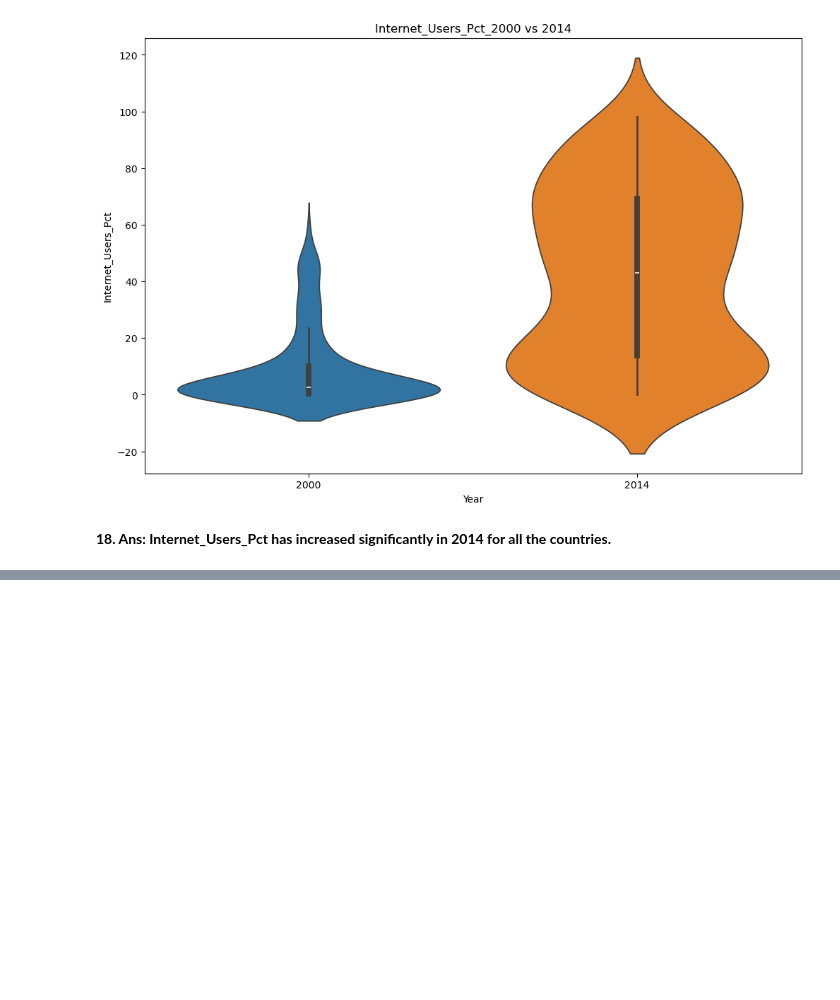
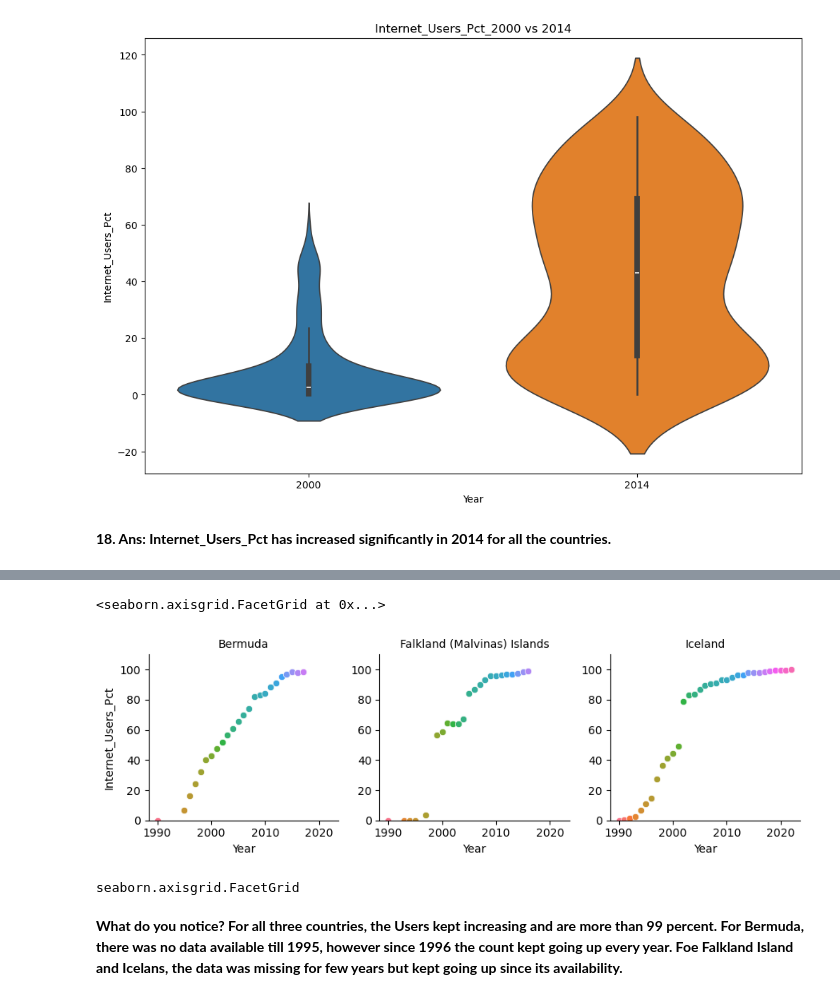
Before and after one commit to NSS-Data-Analytics-Cohort-16/da16-python-gdp-and-internet-use-analysis-janvimehendale, a Jupyter notebook: notebooks/gdp_internetuse.ipynb, the cells around one changed output, grey strips where cells are left out. Drawn from its saved outputs; the diff is of its cells as text; code cells hidden in the pictures; blank space fills up the shorter version.

```diff
--- a/notebooks/gdp_internetuse.ipynb
+++ b/notebooks/gdp_internetuse.ipynb
@@ -824,0 +861,6 @@ plt.show()
+# %%
+# 20. Merge the two DataFrames to one. Do this in a way that keeps **all rows** from each of the two DataFrames.
+# Call the new DataFrame `gdp_and_internet_use`. Look at the first and last few rows to confirm that it merged correctly.
+gdp_and_internet_use = pd.merge(gdp_df_new, internet_df_clean, on=["Country", "Year"], how="outer")
+print(gdp_and_internet_use)
+# gdp_df_new=8219 rows, internet_df_clean= 6083 rows
@@ -824,0 +932,6 @@ plt.show()
+# %%
+# Use a seaborn FacetGrid (https://seaborn.pydata.org/generated/seaborn.FacetGrid.html) to compare how the GDP per capita has changed over time
+# for these three countries.
+
+gdp_and_internet_use_top_three_countries = gdp_and_internet_use[gdp_and_internet_use["Country"].isin(["Iceland", "Falkland (Malvinas) Islands", "Bermuda"])]
+print(gdp_and_internet_use_top_three_countries)
@@ -825 +953,14 @@ plt.show()
+# %%
+g = sns.FacetGrid(gdp_and_internet_use_top_three_countries, col="Country", sharey=False, ylim=(0,110), hue="Year")
+g.map_dataframe(sns.scatterplot,x="Year",y= "Internet_Users_Pct")
+g.set_titles(col_template='{col_name}')
+# %% [output]
+<seaborn.axisgrid.FacetGrid at 0x...>
+[figure, added]
+# %%
+type(g)
+# %% [output]
+seaborn.axisgrid.FacetGrid
+# %% [markdown]
+**What do you notice? For all three countries, the Users kept increasing and are more than 99 percent. For Bermuda, there was no data available till 1995, however since 1996 the count kept going up every year. Foe Falkland Island and Icelans, the data was missing for few years but kept going up since its availability.**
 # %%
```
Also changed, not shown: parts of 11 cells of this notebook.
